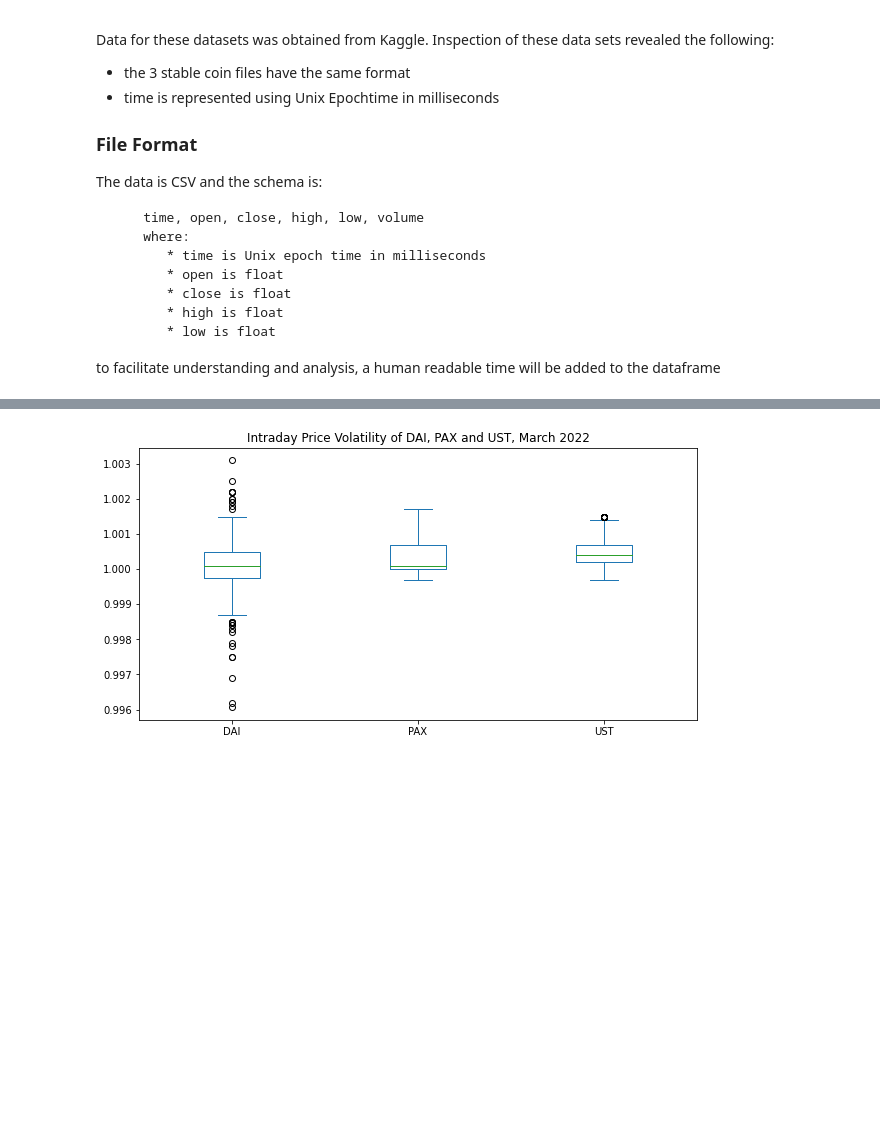
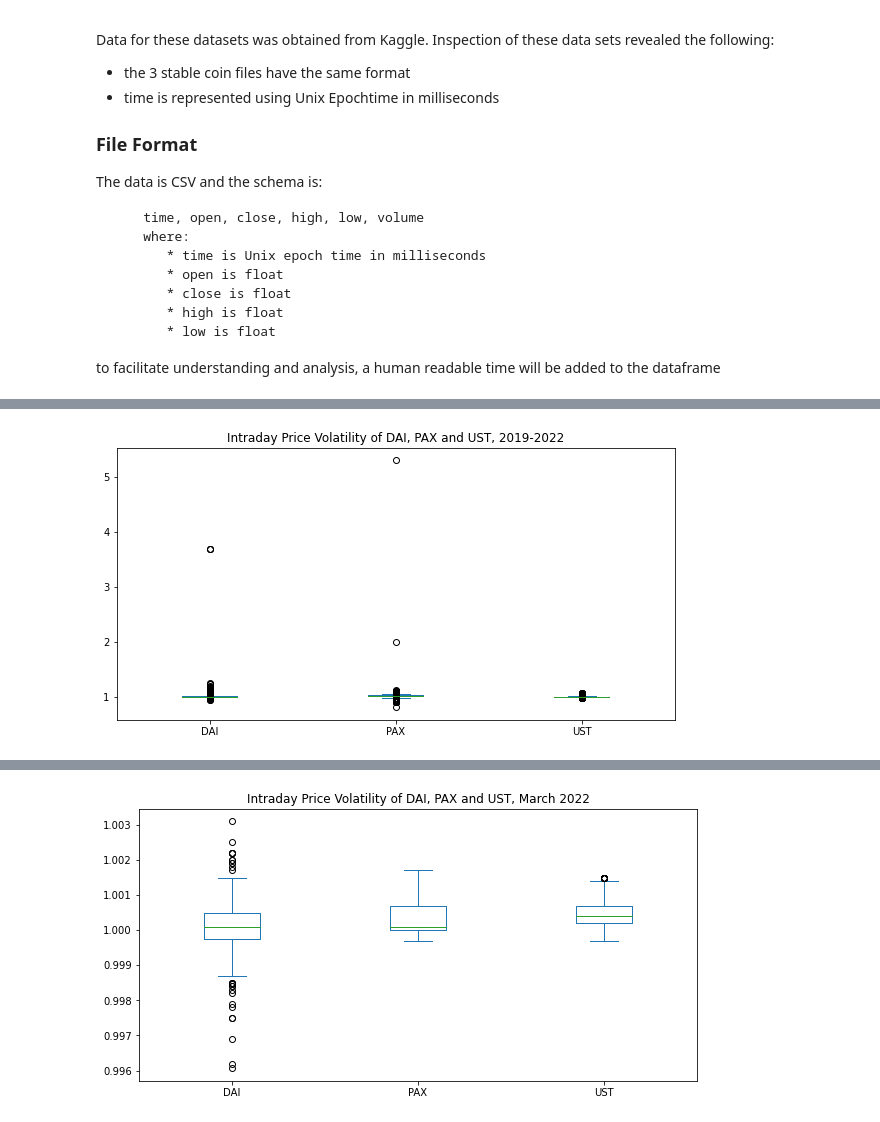
Before and after one commit to CAMPSMITH/StableOps, a Jupyter notebook: intraday.ipynb, the cells around one changed output, grey strips where cells are left out. Drawn from its saved outputs; the diff is of its cells as text; code cells hidden in the pictures; blank space fills up the shorter version.

```diff
--- a/intraday.ipynb
+++ b/intraday.ipynb
@@ -153,0 +270,14 @@ display(ust_minute_df.tail())
+# %%
+# create a comparative box plot of the overall volatility of the selected stablecoins
+coins_df = pd.concat(
+    [dai_minute_df['close'],pax_minute_df['close'],ust_minute_df['close']],
+    axis=1
+)
+coins_df.columns=['DAI','PAX','UST']
+coins_minute_box_plot = coins_df.plot(
+    kind='box',
+    title='Intraday Price Volatility of DAI, PAX and UST, 2019-2022',
+    figsize=(10,5)
+)
+# %% [output]
+[figure, added]
```
Also changed, not shown: parts of 23 cells of this notebook.
